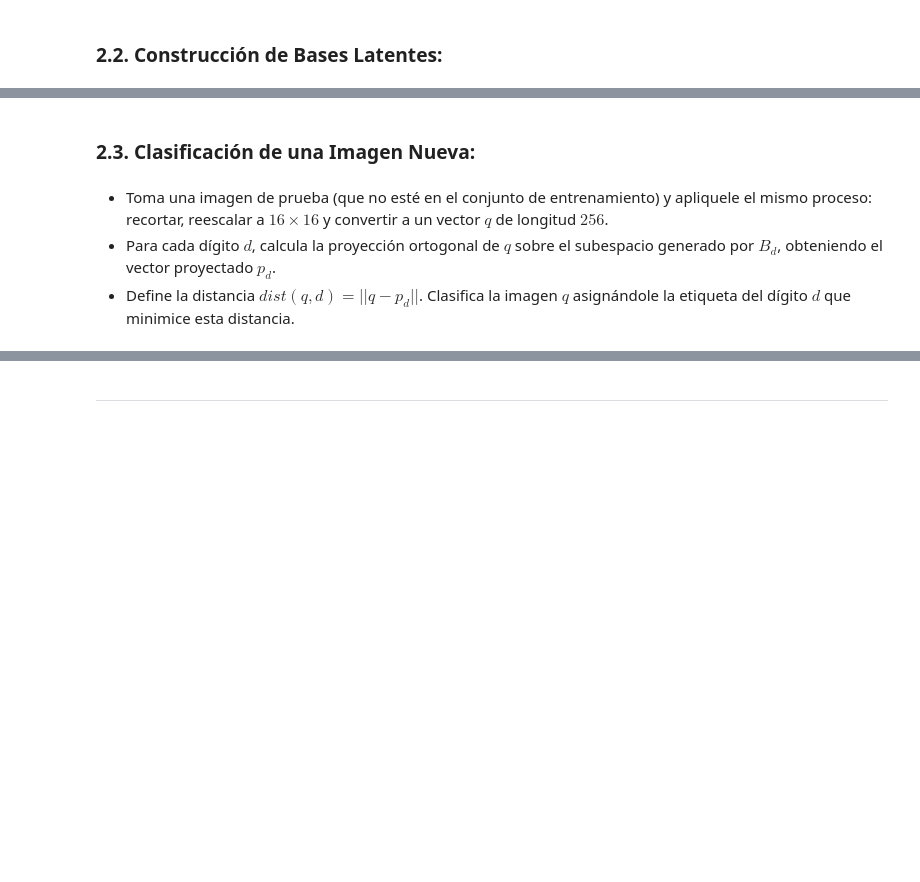
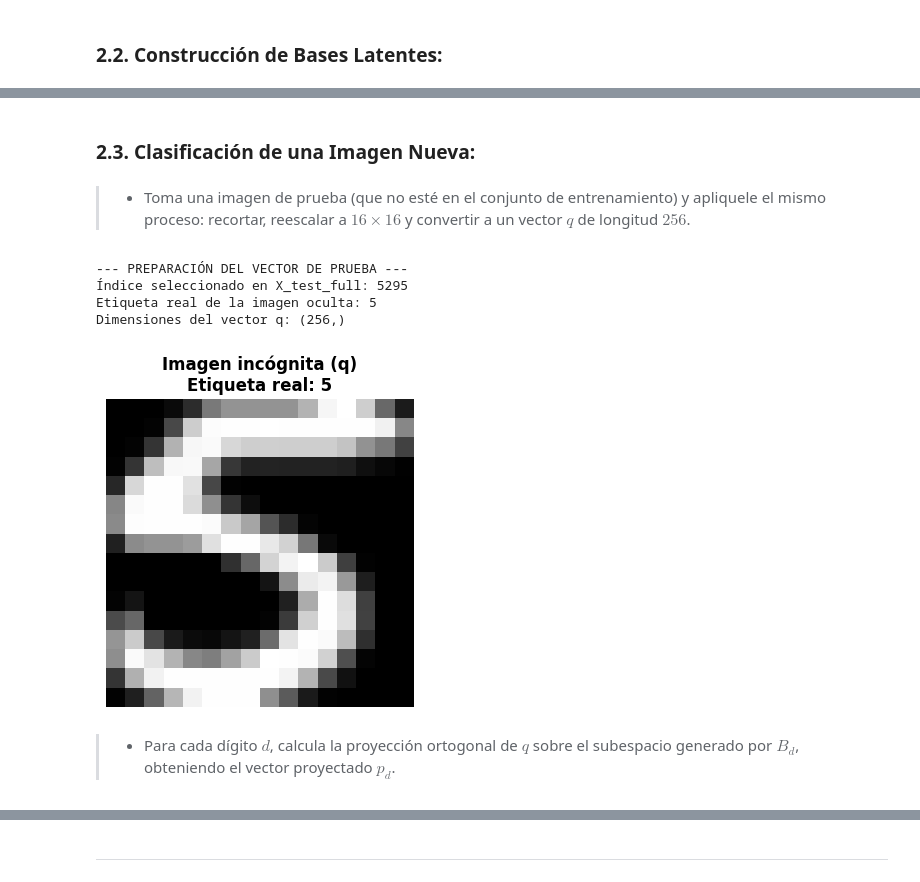
Before and after one commit to HeiderZapata/Applied-Math, a Jupyter notebook: Examen 2/Examen2-MatApl-Martinez-Zapata-Londono-Notebook.ipynb, the cells around one changed output, grey strips where cells are left out. Drawn from its saved outputs; the diff is of its cells as text; code cells hidden in the pictures; blank space fills up the shorter version.

```diff
--- a/Examen 2/Examen2-MatApl-Martinez-Zapata-Londono-Notebook.ipynb
+++ b/Examen 2/Examen2-MatApl-Martinez-Zapata-Londono-Notebook.ipynb
@@ -273,8 +540,59 @@ de $M_{d}$, denotemos a esa base como $B_{d}$ y llamemos a ese espacio generado
 # %% [markdown]
-### 2.3. Clasificación de una Imagen Nueva:
+### **2.3. Clasificación de una Imagen Nueva:**
 # %% [markdown]
-* Toma una imagen de prueba (que no esté en el conjunto de entrenamiento) y apliquele el mismo proceso: recortar, reescalar a $16 × 16$ y convertir a un vector $q$ de longitud $256$.
-* Para cada dígito $d$, calcula la proyección ortogonal de $q$ sobre el subespacio generado por $B_{d}$,
-obteniendo el vector proyectado $p_{d}$.
-* Define la distancia $dist(q, d) = ||q−p_{d}||$. Clasifica la imagen $q$ asignándole la etiqueta del dígito
-$d$ que minimice esta distancia.
+> * Toma una imagen de prueba (que no esté en el conjunto de entrenamiento) y apliquele el mismo proceso: recortar, reescalar a $16 × 16$ y convertir a un vector $q$ de longitud $256$.
+# %%
+import random
+import cv2
+import numpy as np
+import matplotlib.pyplot as plt
+
+# 1. Seleccionamos un índice aleatorio de todo el conjunto de PRUEBA
+indice_aleatorio = random.randint(0, len(X_test_full) - 1)
+
+# 2. Extraemos la imagen cruda y su etiqueta real
+img_prueba = X_test_full[indice_aleatorio]
+etiqueta_real = y_test_full[indice_aleatorio]
+
+# --- 3. REPLICAMOS EL PROCESAMIENTO EXACTO DEL PUNTO 2.1 ---
+
+# A. RECORTAR LA IMAGEN
+filas_activas = np.where(img_prueba.max(axis=1) > 0)[0]
+cols_activas = np.where(img_prueba.max(axis=0) > 0)[0]
+
+if len(filas_activas) > 0 and len(cols_activas) > 0:
+    recorte = img_prueba[filas_activas[0]:filas_activas[-1]+1,
+                         cols_activas[0]:cols_activas[-1]+1]
+else:
+    recorte = img_prueba
+
+# B. REESCALAR A 16x16
+reescalada = cv2.resize(recorte, (16, 16), interpolation=cv2.INTER_AREA)
+
+# C. NORMALIZAR (0 a 1)
+reescalada_norm = reescalada / 255.0
+
+# D. VECTORIZAR (Aplanar a vector de 256 posiciones)
+q = reescalada_norm.flatten()
+
+# --- Control de Calidad y Visualización ---
+print(f"--- PREPARACIÓN DEL VECTOR DE PRUEBA ---")
+print(f"Índice seleccionado en X_test_full: {indice_aleatorio}")
+print(f"Etiqueta real de la imagen oculta: {etiqueta_real}")
+print(f"Dimensiones del vector q: {q.shape}")
+
+# Graficamos el vector q (volviendo a darle forma 16x16 solo para la visualización)
+plt.figure(figsize=(4, 4))
+plt.imshow(q.reshape(16, 16), cmap='gray')
+plt.title(f"Imagen incógnita (q)\nEtiqueta real: {etiqueta_real}", fontweight='bold')
+plt.axis('off')
+plt.show()
+# %% [output]
+--- PREPARACIÓN DEL VECTOR DE PRUEBA ---
+Índice seleccionado en X_test_full: 5295
+Etiqueta real de la imagen oculta: 5
+Dimensiones del vector q: (256,)
+[figure, added]
+# %% [markdown]
+> * Para cada dígito $d$, calcula la proyección ortogonal de $q$ sobre el subespacio generado por $B_{d}$,
+obteniendo el vector proyectado $p_{d}$.
```
Also changed, not shown: parts of 43 cells of this notebook.
